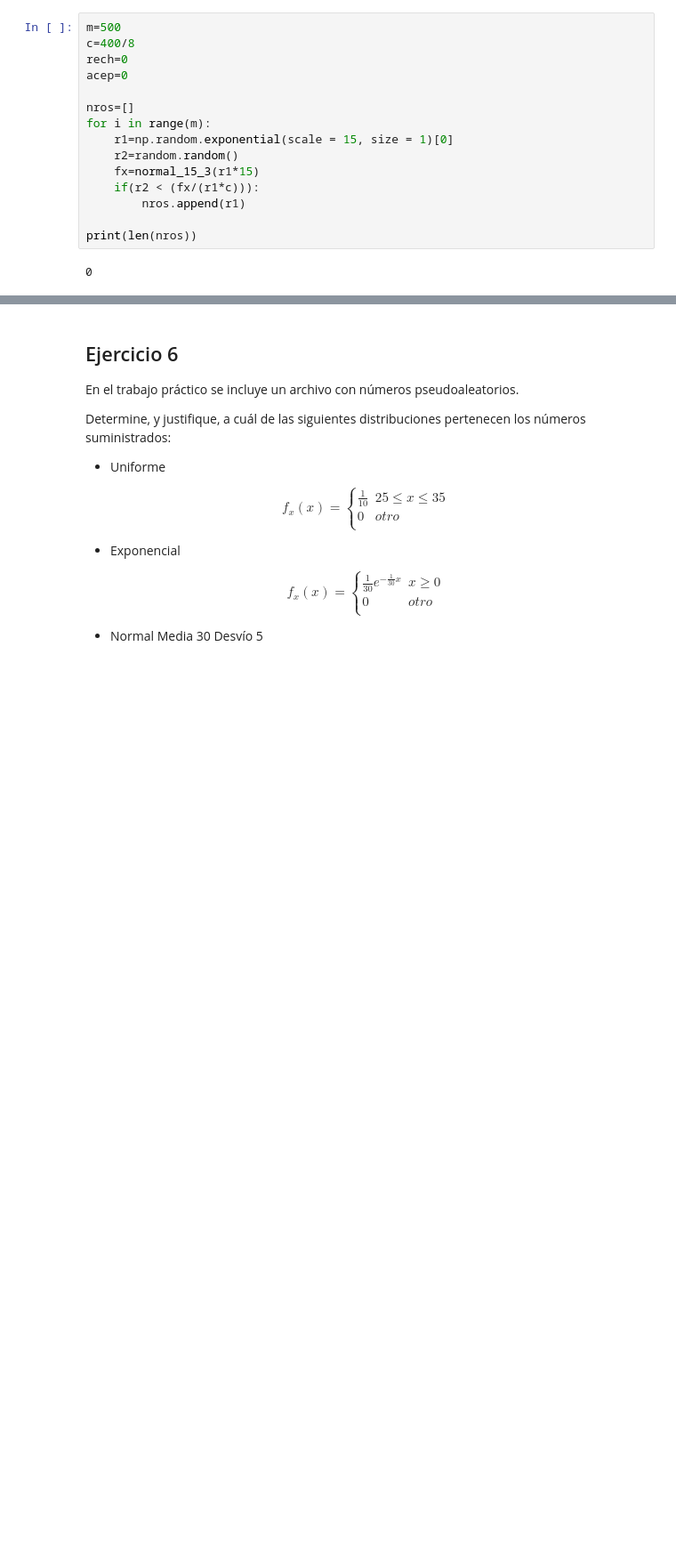
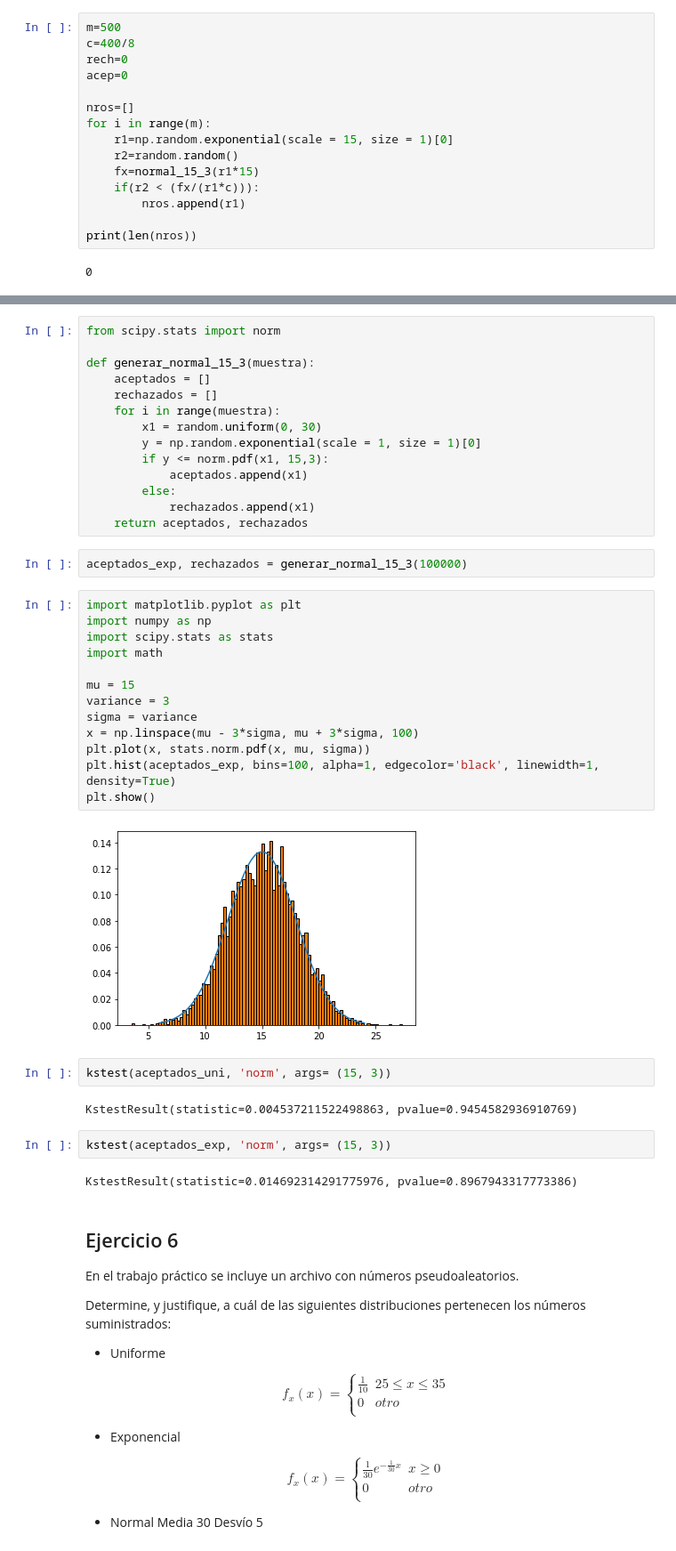
Before and after one commit to matiscakosky/simulhav, a Jupyter notebook: tp1_ej1to6.ipynb, the cells around one changed output, grey strips where cells are left out. Shown at 89% size. Saved outputs shown, nothing was run; the diff lists cells and outputs as text; blank space fills up the shorter version.

```diff
--- a/tp1_ej1to6.ipynb
+++ b/tp1_ej1to6.ipynb
@@ -549,3 +613,42 @@ No handles with labels found to put in legend.
+# %%
+from scipy.stats import norm
+
+def generar_normal_15_3(muestra):
+    aceptados = []
+    rechazados = []
+    for i in range(muestra):
+        x1 = random.uniform(0, 30)
+        y = np.random.exponential(scale = 1, size = 1)[0]
+        if y <= norm.pdf(x1, 15,3):
+            aceptados.append(x1)
+        else:
+            rechazados.append(x1)
+    return aceptados, rechazados
+# %%
+aceptados_exp, rechazados = generar_normal_15_3(100000)
+# %%
+import matplotlib.pyplot as plt
+import numpy as np
+import scipy.stats as stats
+import math
+
+mu = 15
+variance = 3
+sigma = variance
+x = np.linspace(mu - 3*sigma, mu + 3*sigma, 100)
+plt.plot(x, stats.norm.pdf(x, mu, sigma))
+plt.hist(aceptados_exp, bins=100, alpha=1, edgecolor='black', linewidth=1, density=True)
+plt.show()
+# %% [output]
+[figure, added]
+# %%
+kstest(aceptados_uni, 'norm', args= (15, 3))
+# %% [output]
+KstestResult(statistic=0.004537211522498863, pvalue=0.9454582936910769)
+# %%
+kstest(aceptados_exp, 'norm', args= (15, 3))
+# %% [output]
+KstestResult(statistic=0.014692314291775976, pvalue=0.8967943317773386)
 # %% [markdown]
 ## Ejercicio 6
 
```
Also changed, not shown: parts of 14 cells of this notebook.
